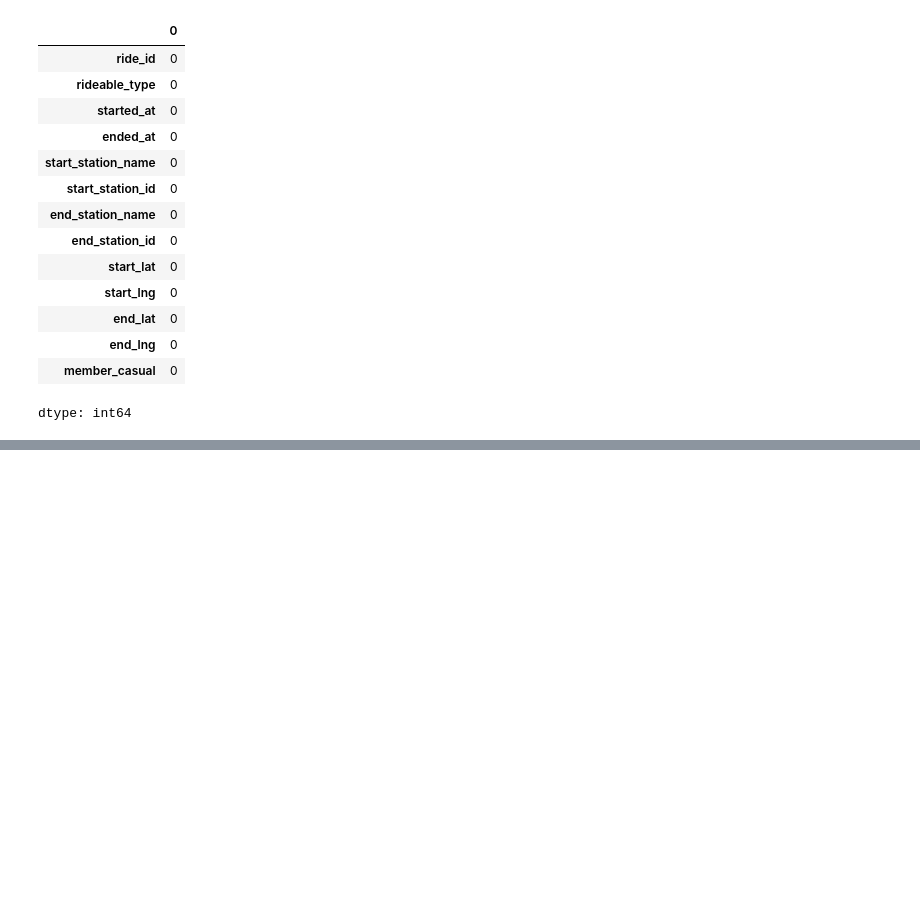
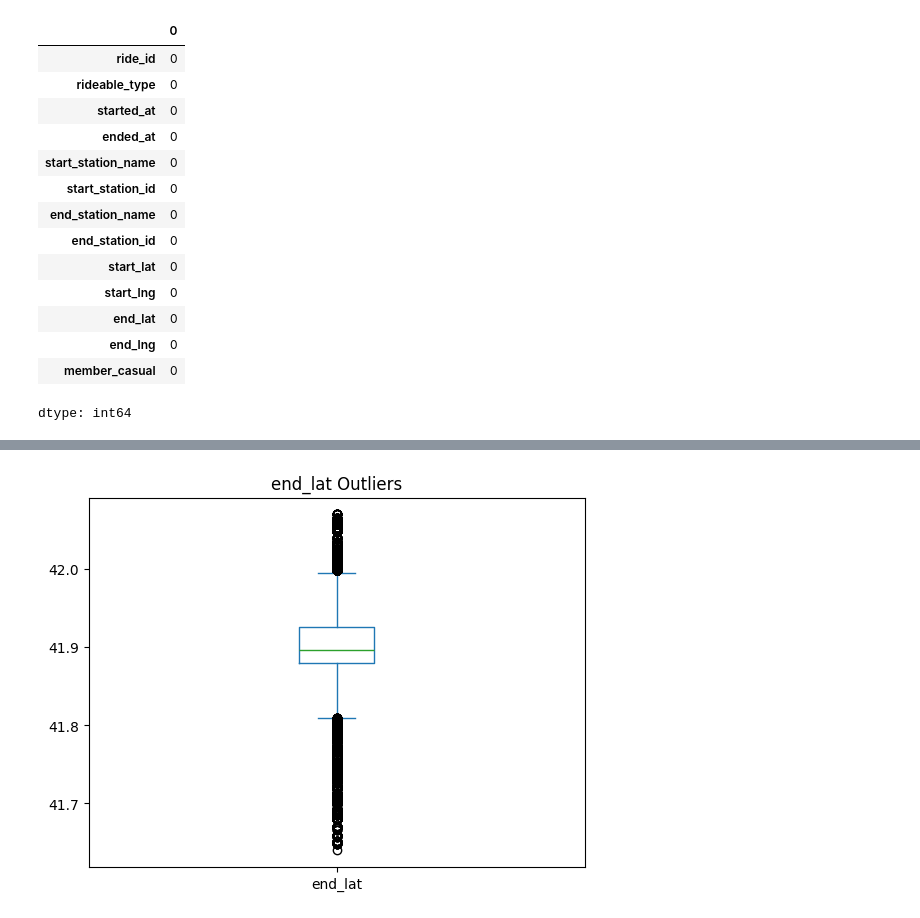
Before and after one commit to devakajla/RideScope, a Jupyter notebook: notebooks/01_cleaning.ipynb, the cells around one changed output, grey strips where cells are left out. Saved outputs shown, nothing was run; the diff lists cells and outputs as text; code cells hidden in the pictures; blank space fills up the shorter version.

```diff
--- a/notebooks/01_cleaning.ipynb
+++ b/notebooks/01_cleaning.ipynb
@@ -550,0 +798,5 @@ df.to_csv('cleaned_bike_data.csv', index=False)
+# %%
+df['end_lat'].plot(kind='box', title='end_lat Outliers')
+plt.show()
+# %% [output]
+[figure, added]
```
Also changed, not shown: parts of 49 cells of this notebook.
